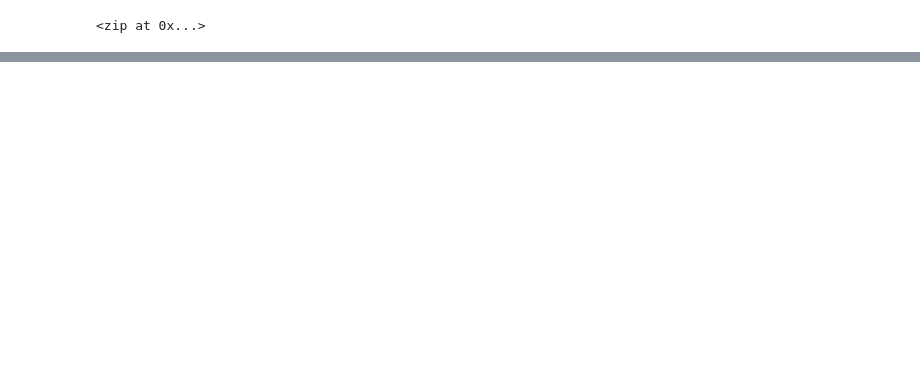
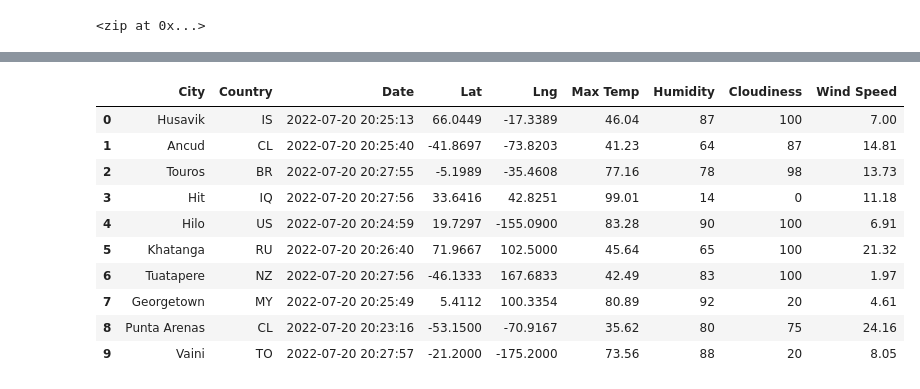
Before and after one commit to JANASIA42/World_Weather_Analysis, a Jupyter notebook: World_Weather_Analysis/WeatherPy.ipynb, the cells around one changed output, grey strips where cells are left out. Drawn from its saved outputs; the diff is of its cells as text; code cells hidden in the pictures; blank space fills up the shorter version.

```diff
--- a/World_Weather_Analysis/WeatherPy.ipynb
+++ b/World_Weather_Analysis/WeatherPy.ipynb
@@ -54,0 +65,15 @@ len(cities)
+# %%
+# Starting URL for Weather Map API Call.
+url_2 = "http://api.openweathermap.org/data/2.5/weather?units=Imperial&APPID=" + weather_api_key
+print(url_2)
+
+# Create an empty list to hold the weather data.
+city_data = []
+
+# Print the beginning of the logging.
+print("Beginning Data Retrieval     ")
+print("------------------")
+
+# Create counters.
+record_count = 1
+set_count = 1
@@ -54,0 +158,4 @@ len(cities)
+# %%
+# Convert the array of dictionaries to a Pandas DataFrame.
+city_data_df = pd.DataFrame(city_data)
+city_data_df.head()
@@ -54,0 +169,16 @@ len(cities)
+# %%
+new_column_order = ["City", "Country", "Date", "Lat", "Lng", "Max Temp", "Humidity", "Cloudiness", "Wind Speed"]
+city_data_df2 = city_data_df[new_column_order]
+city_data_df2.head(10)
+# %% [output]
+|  | City | Country | Date | Lat | Lng | Max Temp | Humidity | Cloudiness | Wind Speed |
+| 0 | Husavik | IS | 2022-07-20 20:25:13 | 66.0449 | -17.3389 | 46.04 | 87 | 100 | 7.00 |
+| 1 | Ancud | CL | 2022-07-20 20:25:40 | -41.8697 | -73.8203 | 41.23 | 64 | 87 | 14.81 |
+| 2 | Touros | BR | 2022-07-20 20:27:55 | -5.1989 | -35.4608 | 77.16 | 78 | 98 | 13.73 |
+| 3 | Hit | IQ | 2022-07-20 20:27:56 | 33.6416 | 42.8251 | 99.01 | 14 | 0 | 11.18 |
+| 4 | Hilo | US | 2022-07-20 20:24:59 | 19.7297 | -155.0900 | 83.28 | 90 | 100 | 6.91 |
+| 5 | Khatanga | RU | 2022-07-20 20:26:40 | 71.9667 | 102.5000 | 45.64 | 65 | 100 | 21.32 |
+| 6 | Tuatapere | NZ | 2022-07-20 20:27:56 | -46.1333 | 167.6833 | 42.49 | 83 | 100 | 1.97 |
+| 7 | Georgetown | MY | 2022-07-20 20:25:49 | 5.4112 | 100.3354 | 80.89 | 92 | 20 | 4.61 |
+| 8 | Punta Arenas | CL | 2022-07-20 20:23:16 | -53.1500 | -70.9167 | 35.62 | 80 | 75 | 24.16 |
+| 9 | Vaini | TO | 2022-07-20 20:27:57 | -21.2000 | -175.2000 | 73.56 | 88 | 20 | 8.05 |
```
Also changed, not shown: parts of 9 cells of this notebook, 3 other files.
